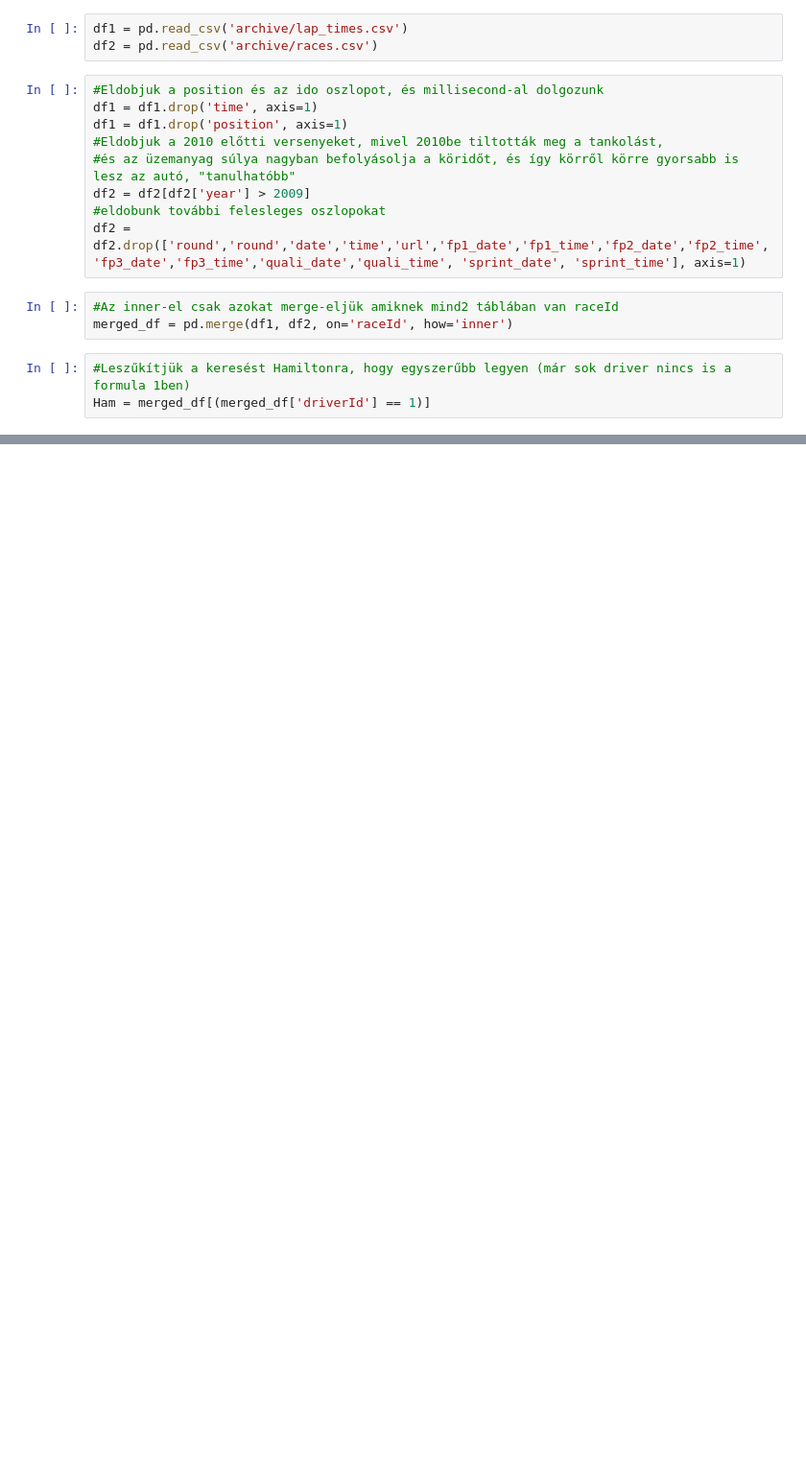
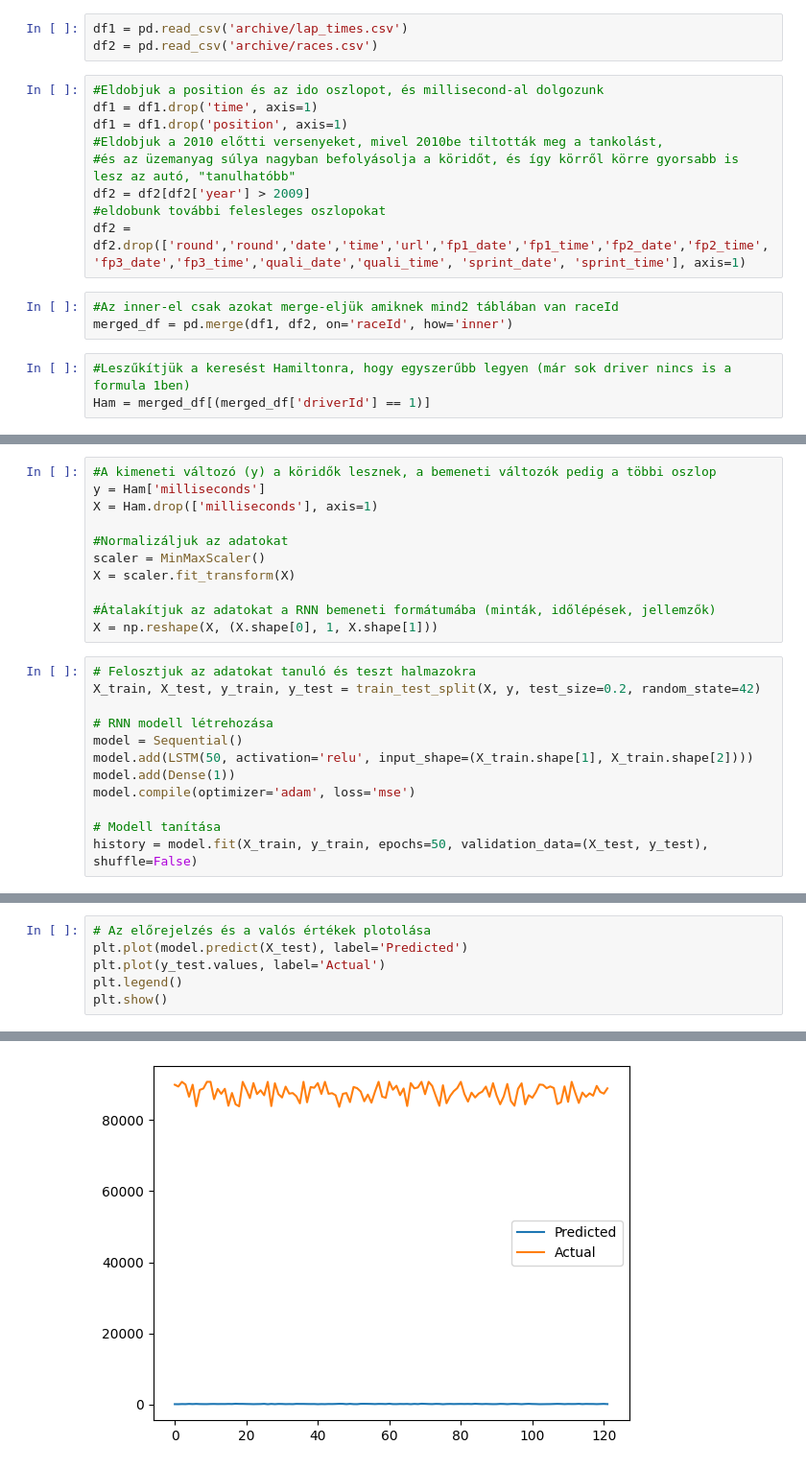
Before and after one commit to ProkkalyDavid/Formula1LaptTimePrediction, a Jupyter notebook: Formula1RNN.ipynb, the cells around one changed output, grey strips where cells are left out. Shown: that part at 96% size. Saved outputs shown, nothing was run; the diff lists cells and outputs as text; blank space fills up the shorter version.

```diff
--- a/Formula1RNN.ipynb
+++ b/Formula1RNN.ipynb
@@ -81,0 +104,23 @@ plt.show()
+# %%
+#A kimeneti változó (y) a köridők lesznek, a bemeneti változók pedig a többi oszlop
+y = Ham['milliseconds']
+X = Ham.drop(['milliseconds'], axis=1)
+
+#Normalizáljuk az adatokat
+scaler = MinMaxScaler()
+X = scaler.fit_transform(X)
+
+#Átalakítjuk az adatokat a RNN bemeneti formátumába (minták, időlépések, jellemzők)
+X = np.reshape(X, (X.shape[0], 1, X.shape[1]))
+# %%
+# Felosztjuk az adatokat tanuló és teszt halmazokra
+X_train, X_test, y_train, y_test = train_test_split(X, y, test_size=0.2, random_state=42)
+
+# RNN modell létrehozása
+model = Sequential()
+model.add(LSTM(50, activation='relu', input_shape=(X_train.shape[1], X_train.shape[2])))
+model.add(Dense(1))
+model.compile(optimizer='adam', loss='mse')
+
+# Modell tanítása
+history = model.fit(X_train, y_train, epochs=50, validation_data=(X_test, y_test), shuffle=False)
@@ -81,0 +145,7 @@ plt.show()
+# %%
+# Az előrejelzés és a valós értékek plotolása
+plt.plot(model.predict(X_test), label='Predicted')
+plt.plot(y_test.values, label='Actual')
+plt.legend()
+plt.show()
+# %% [output]
@@ -81,0 +153 @@ plt.show()
+[figure, added]
```
Also changed, not shown: parts of 11 cells of this notebook, 2 other files.
